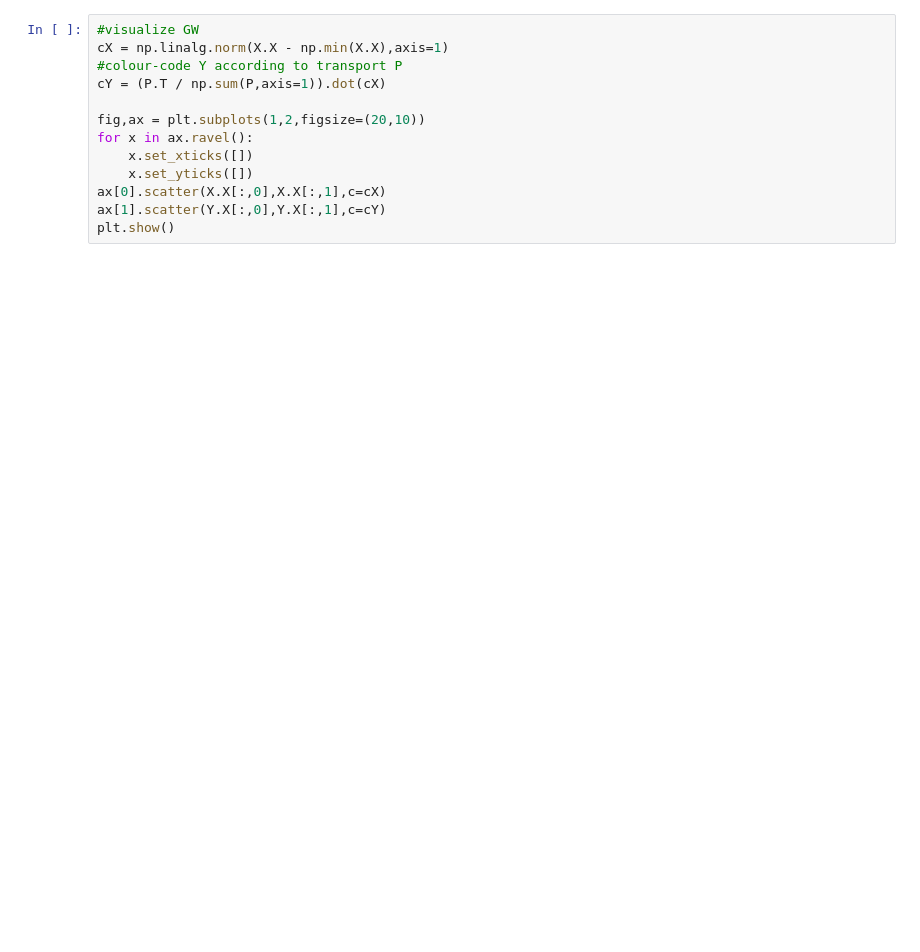
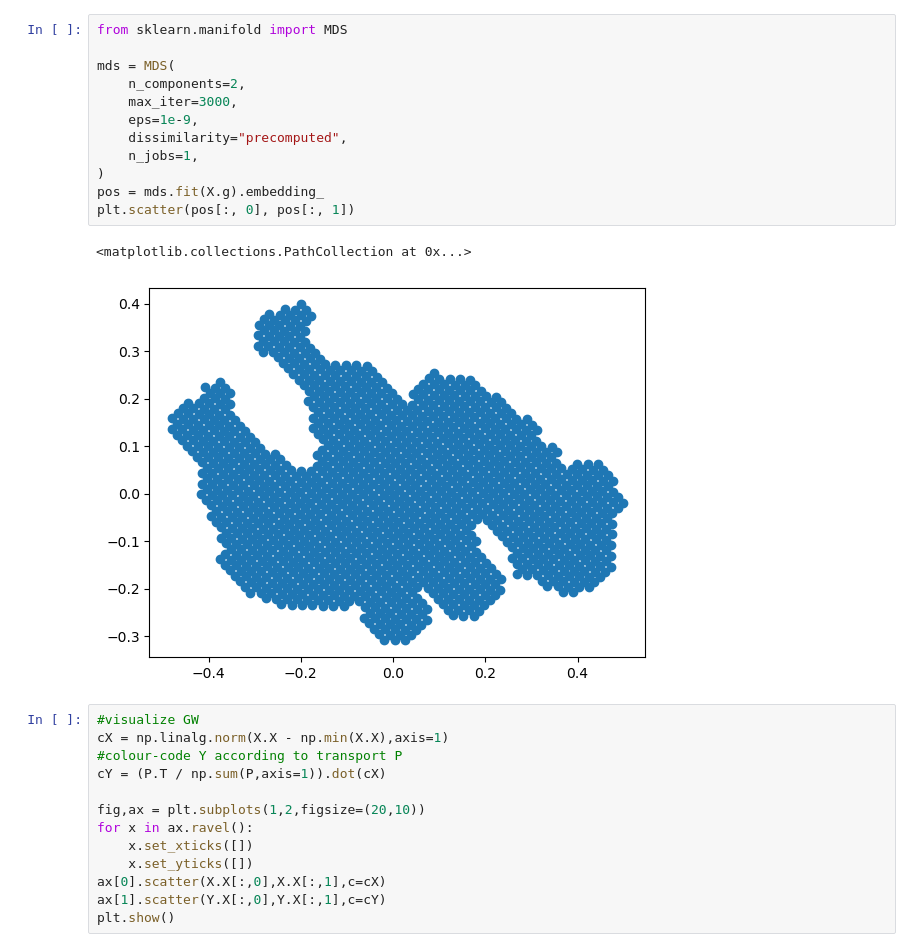
Before and after one commit to MATH-Hackathon-23-24/P3-Gromov-Wasserstein, a Jupyter notebook: minimal_example_2d.ipynb, the cells around one changed output. Cells and saved outputs as stored; diff of their text form; blank space fills up the shorter version.

```diff
--- a/minimal_example_2d.ipynb
+++ b/minimal_example_2d.ipynb
@@ -57,3 +65,18 @@ GW Transport costs: 0.0009990297558142677
+# %%
+from sklearn.manifold import MDS
+
+mds = MDS(
+    n_components=2,
+    max_iter=3000,
+    eps=1e-9,
+    dissimilarity="precomputed",
+    n_jobs=1,
+)
+pos = mds.fit(X.g).embedding_
+plt.scatter(pos[:, 0], pos[:, 1])
+# %% [output]
+<matplotlib.collections.PathCollection at 0x...>
+[figure, added]
 # %%
 #visualize GW
 cX = np.linalg.norm(X.X - np.min(X.X),axis=1)
```
Also changed, not shown: parts of 6 cells of this notebook, 2 other files.
